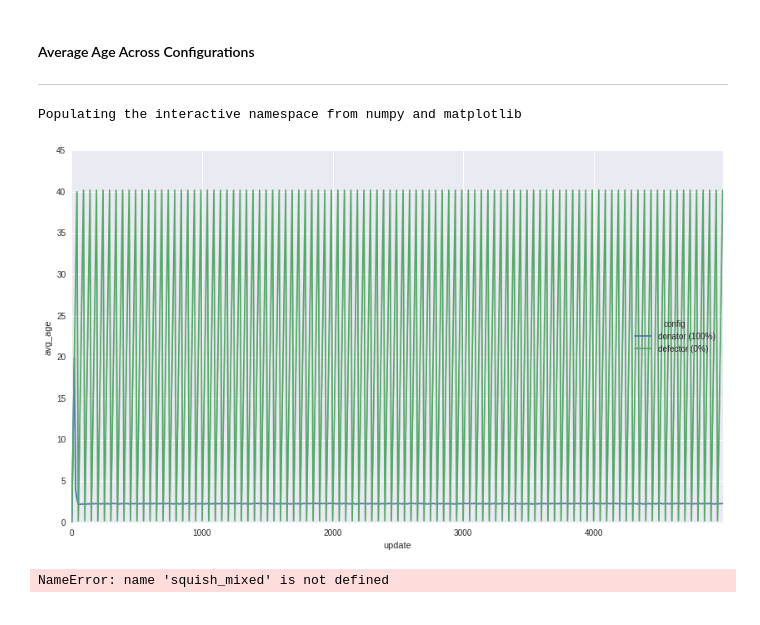
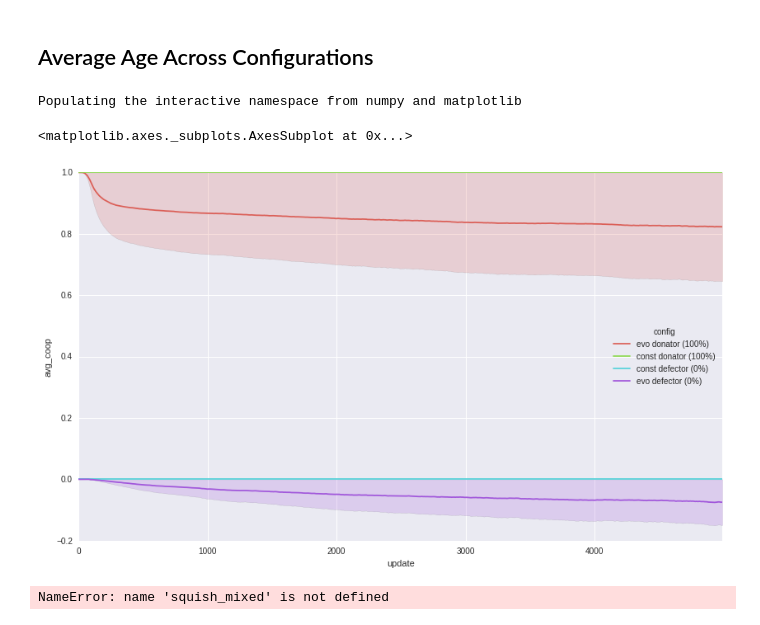
Before and after one commit to devosoft/Empirical, a Jupyter notebook: examples/evo/concept/replica_runs_analysis.ipynb, the cells around one changed output. Cells and saved outputs as stored; diff of their text form; code cells hidden in the pictures.

```diff
--- a/examples/evo/concept/replica_runs_analysis.ipynb
+++ b/examples/evo/concept/replica_runs_analysis.ipynb
@@ -6,8 +6,10 @@ loaded = defaultdict(list)
 squished = []
 
 file_labels = {
-    "00": "defector (0%)",
-    "100": "donator (100%)"
+    "00percent-noevo": "const defector (0%)",
+    "100percent-noevo": "const donator (100%)",
+    "00percent-evo": "evo defector (0%)",
+    "100percent-evo": "evo donator (100%)",
 }
 
 num_files = 10
@@ -17,7 +19,7 @@ print(file_labels)
 for i in range(num_files):
 
     for key in file_labels:
-        moo = pd.read_csv("./runs/{}percent-noevo-{}-quorum.csv".format(key, i), skipinitialspace=True)
+        moo = pd.read_csv("./runs/{}-{}-quorum.csv".format(key, i), skipinitialspace=True)
         moo['replicant'] = "{0}".format(i)
 
         #moo.set_index(["update"])
@@ -31,5 +33,5 @@ for key in file_labels:
 
 super_squished = pd.concat(squished)
 #super_squished = pd.concat([squished_coop, squished_balanced])
-super_squished
+super_squished.head()
 # %% [output]
@@ -55,26 +45,28 @@ super_squished
 # %% [markdown]
-#### Average Age Across Configurations
+Average Age Across Configurations
 --------------------------------
 # %%
 import seaborn as sns
 import numpy as np
 import matplotlib.pyplot as plt
 %matplotlib inline
 %pylab inline
+
 pylab.rcParams['figure.figsize'] = (14, 8)
 
 graphnum = 1
 
 #sns.set(style="white", palette="muted", color_codes=True)
 #sns.distplot(squish_grid.loc["{}0".format(prefix, graphnum)]["shannon_diversity"], bins=10)
 #plt.plot(squish_grid.loc["{}0".format(prefix)]["shannon_diversity"])
-ax = sns.tsplot(time="update", value="avg_age", unit="replicant", condition="config", data=super_squished)
+sns.tsplot( time="update", value="avg_coop", unit="replicant", condition="config", data=super_squished, color="hls")
 #other_squished = super_squished.set_index(["update", "replicant", "config"])
 #sns.swarmplot('update', 'avg_age', data=super_squished, hue='config')
 #other_squished.head()
 # %% [output]
 Populating the interactive namespace from numpy and matplotlib
+<matplotlib.axes._subplots.AxesSubplot at 0x...>
-[figure, old version]
+[figure, new version]
 # %%
 plt.plot(squish_mixed.loc["{}0".format(prefix)]["shannon_diversity"])
 # %% [output]
```
Also changed, not shown: parts of 1 cell of this notebook, 2 other files.
